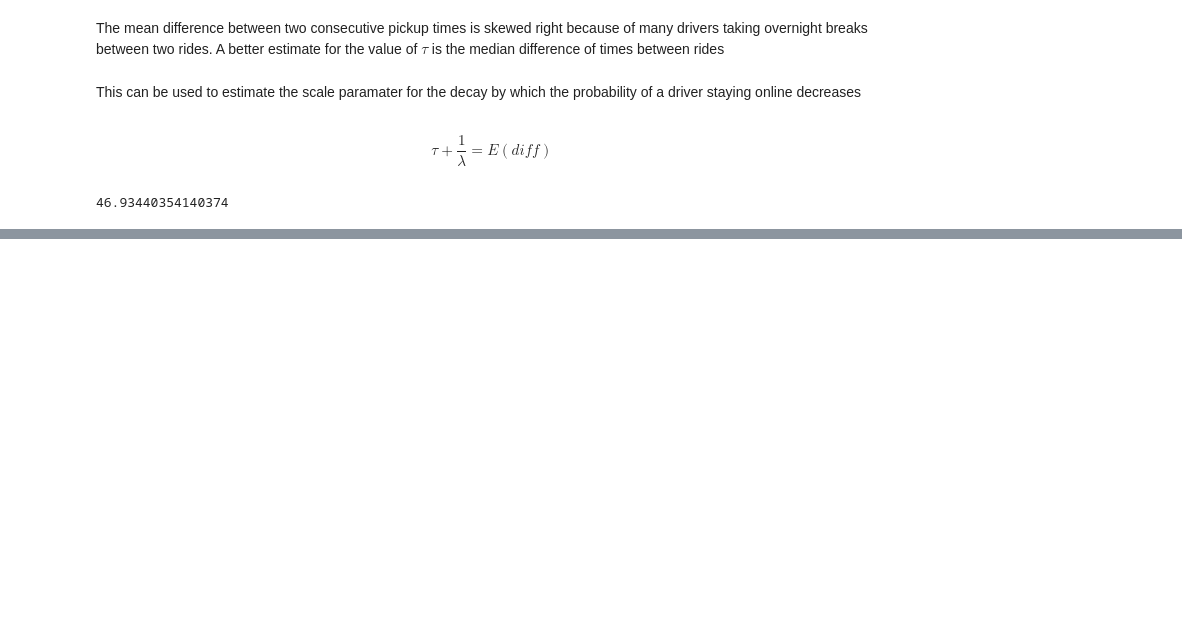
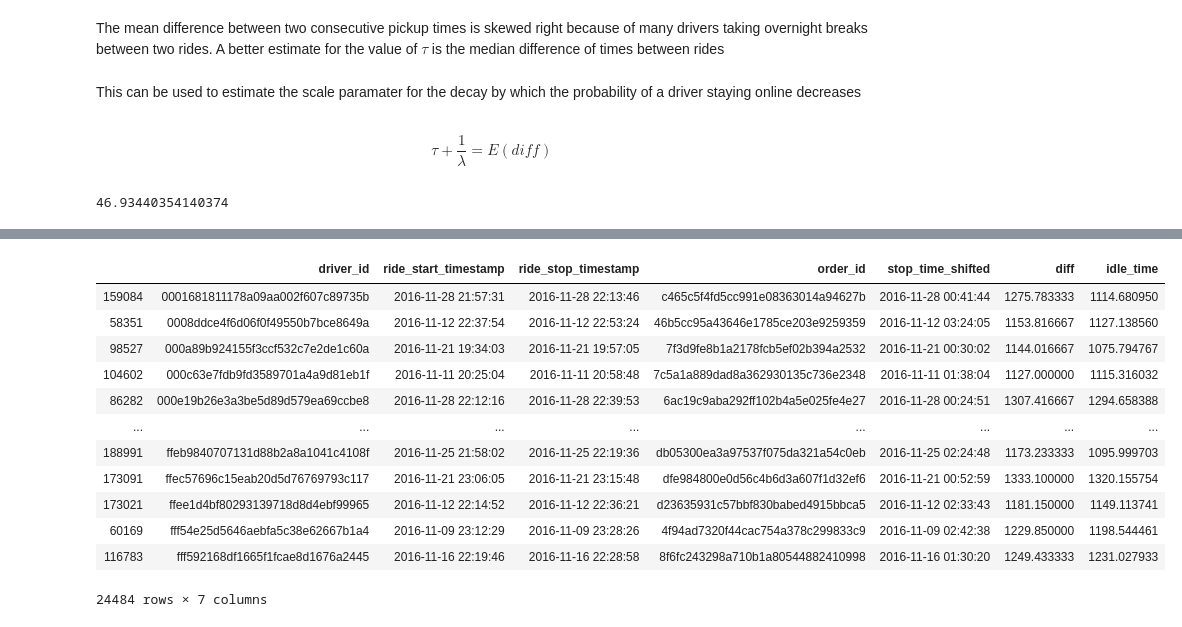
Before and after one commit to ridhi1412/capstone_didi, a Jupyter notebook: Inactive time analysis.ipynb, the cells around one changed output, grey strips where cells are left out. Saved outputs shown, nothing was run; the diff lists cells and outputs as text; code cells hidden in the pictures; blank space fills up the shorter version.

```diff
--- a/Inactive time analysis.ipynb
+++ b/Inactive time analysis.ipynb
@@ -135,0 +163,16 @@ def idle_time_est(t, tau, shape, size):
+# %%
+driver_start_times_no_na[driver_start_times_no_na.idle_time >= 1000]
+# %% [output]
+|  | driver_id | ride_start_timestamp | ride_stop_timestamp | order_id | stop_time_shifted | diff | idle_time |
+| 159084 | 0001681811178a09aa002f607c89735b | 2016-11-28 21:57:31 | 2016-11-28 22:13:46 | c465c5f4fd5cc991e08363014a94627b | 2016-11-28 00:41:44 | 1275.783333 | 1114.680950 |
+| 58351 | 0008ddce4f6d06f0f49550b7bce8649a | 2016-11-12 22:37:54 | 2016-11-12 22:53:24 | 46b5cc95a43646e1785ce203e9259359 | 2016-11-12 03:24:05 | 1153.816667 | 1127.138560 |
+| 98527 | 000a89b924155f3ccf532c7e2de1c60a | 2016-11-21 19:34:03 | 2016-11-21 19:57:05 | 7f3d9fe8b1a2178fcb5ef02b394a2532 | 2016-11-21 00:30:02 | 1144.016667 | 1075.794767 |
+| 104602 | 000c63e7fdb9fd3589701a4a9d81eb1f | 2016-11-11 20:25:04 | 2016-11-11 20:58:48 | 7c5a1a889dad8a362930135c736e2348 | 2016-11-11 01:38:04 | 1127.000000 | 1115.316032 |
+| 86282 | 000e19b26e3a3be5d89d579ea69ccbe8 | 2016-11-28 22:12:16 | 2016-11-28 22:39:53 | 6ac19c9aba292ff102b4a5e025fe4e27 | 2016-11-28 00:24:51 | 1307.416667 | 1294.658388 |
+| ... | ... | ... | ... | ... | ... | ... | ... |
+| 188991 | ffeb9840707131d88b2a8a1041c4108f | 2016-11-25 21:58:02 | 2016-11-25 22:19:36 | db05300ea3a97537f075da321a54c0eb | 2016-11-25 02:24:48 | 1173.233333 | 1095.999703 |
+| 173091 | ffec57696c15eab20d5d76769793c117 | 2016-11-21 23:06:05 | 2016-11-21 23:15:48 | dfe984800e0d56c4b6d3a607f1d32ef6 | 2016-11-21 00:52:59 | 1333.100000 | 1320.155754 |
+| 173021 | ffee1d4bf80293139718d8d4ebf99965 | 2016-11-12 22:14:52 | 2016-11-12 22:36:21 | d23635931c57bbf830babed4915bbca5 | 2016-11-12 02:33:43 | 1181.150000 | 1149.113741 |
+| 60169 | fff54e25d5646aebfa5c38e62667b1a4 | 2016-11-09 23:12:29 | 2016-11-09 23:28:26 | 4f94ad7320f44cac754a378c299833c9 | 2016-11-09 02:42:38 | 1229.850000 | 1198.544461 |
+| 116783 | fff592168df1665f1fcae8d1676a2445 | 2016-11-16 22:19:46 | 2016-11-16 22:28:58 | 8f6fc243298a710b1a80544882410998 | 2016-11-16 01:30:20 | 1249.433333 | 1231.027933 |
+24484 rows × 7 columns
```
Also changed, not shown: parts of 4 cells of this notebook.
